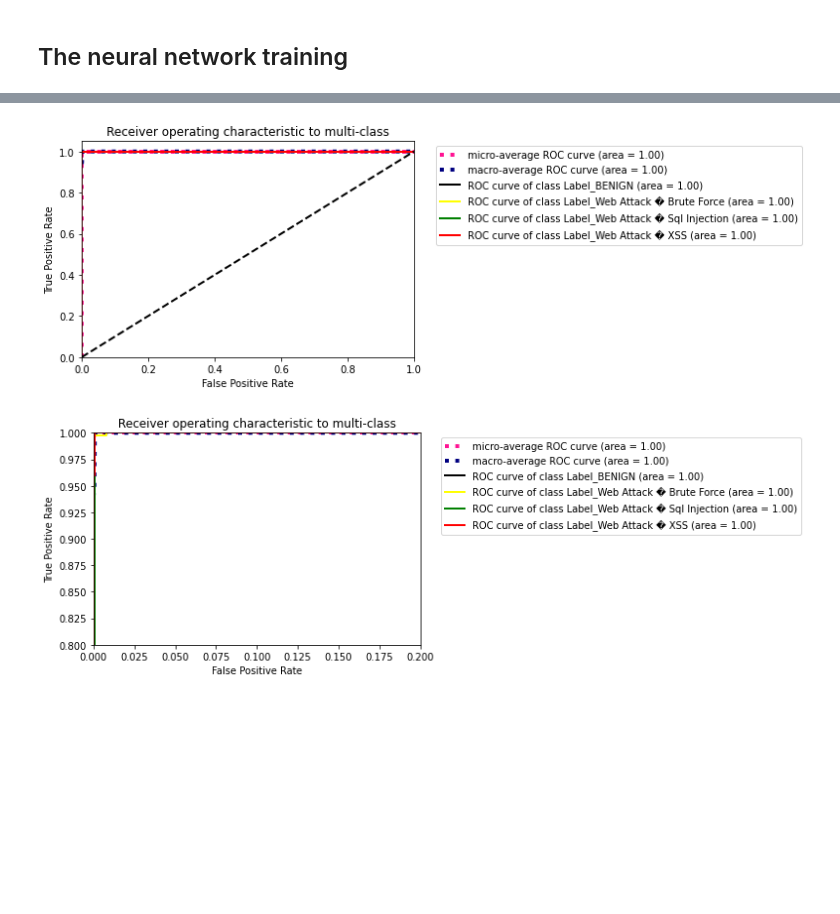
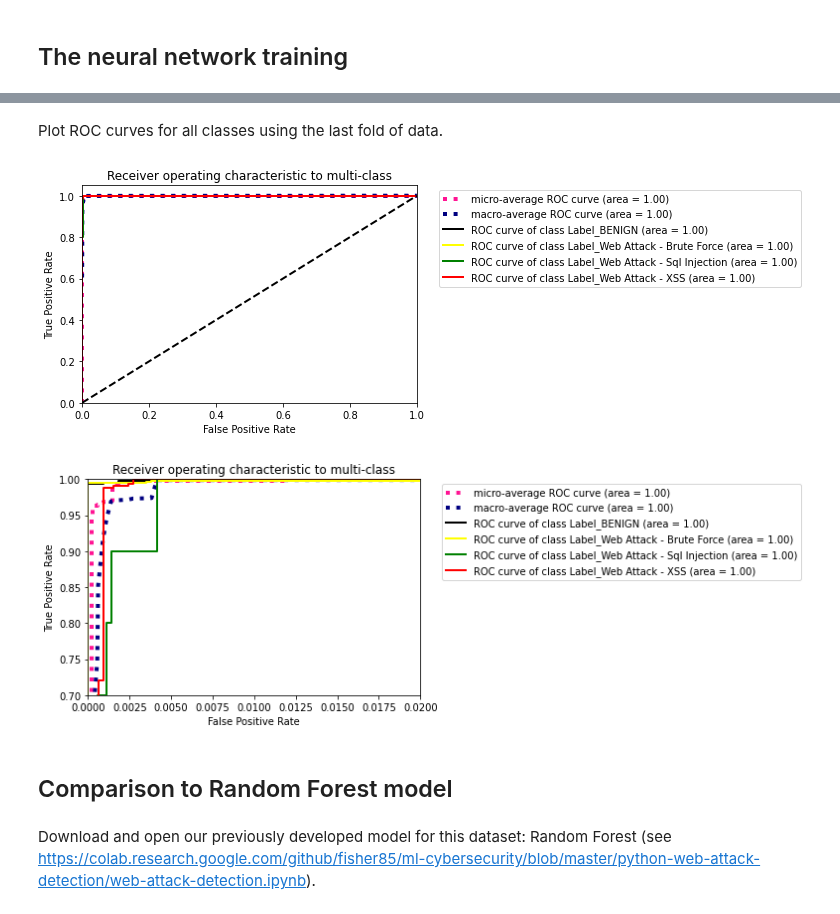
Before and after one commit to fisher85/ml-cybersecurity, a Jupyter notebook: python-web-attack-detection/web-attack-detection-using-CNN-BiLSTM.ipynb, the cells around one changed output, grey strips where cells are left out. Saved outputs shown, nothing was run; the diff lists cells and outputs as text; code cells hidden in the pictures; blank space fills up the shorter version.

```diff
--- a/python-web-attack-detection/web-attack-detection-using-CNN-BiLSTM.ipynb
+++ b/python-web-attack-detection/web-attack-detection-using-CNN-BiLSTM.ipynb
@@ -109,6 +109,5 @@ False
 # %%
-y_train = pd.DataFrame(y)
-y_train.isnull().values.any()
+y.isnull().values.any()
 # %% [output]
 False
 # %% [markdown]
@@ -138,11 +123,12 @@ Define and compile the neural network.
 # %%
 batch_size = 32
 model = Sequential()
-model.add(Convolution1D(64, kernel_size=122, padding="same",activation="relu",input_shape=(83, 1)))
+model.add(Convolution1D(64, kernel_size=122, padding="same",
+          activation="relu", input_shape=(83, 1)))
 model.add(MaxPooling1D(pool_size=(5)))
 model.add(BatchNormalization())
 model.add(Bidirectional(LSTM(64, return_sequences=False)))
-model.add(Reshape((128, 1), input_shape = (128, )))
+model.add(Reshape((128, 1), input_shape=(128, )))
 
 model.add(MaxPooling1D(pool_size=(5)))
 model.add(BatchNormalization())
@@ -151,7 +137,8 @@ model.add(Bidirectional(LSTM(128, return_sequences=False)))
 model.add(Dropout(0.5))
 model.add(Dense(4))
 model.add(Activation('softmax'))
-model.compile(loss='categorical_crossentropy',optimizer='adam',metrics=['accuracy'])
+model.compile(loss='categorical_crossentropy',
+              optimizer='adam', metrics=['accuracy'])
 # %%
 model.summary()
 # %% [output]
@@ -179,4 +166,2 @@ We use Stratified K-Folds cross-validation to conduct our experiment.
 # %%
-kfold = StratifiedKFold(n_splits=2,shuffle=True,random_state=42)
-# The results of each fold
-oos_pred = []
+cv = StratifiedKFold(n_splits=2, shuffle=True, random_state=42)
@@ -183,2 +170,4 @@ oos_pred = []
+# %%
+accuracy_per_fold = []
 # %% [markdown]
 The training step is designed for the use with different versions of Tensorlow, if necessary. It is also possible to choose whether the training should be performed by CPU or GPU.
@@ -363,49 +299,46 @@ plot_confusion_matrix(cm           = confussion_matrix,
+# %% [markdown]
+Plot ROC curves for all classes using the last fold of data.
 # %%
-target_class=[]
-target_class=['Label_BENIGN', 'Label_Web Attack � Brute Force',
-       'Label_Web Attack � Sql Injection', 'Label_Web Attack � XSS']
+target_class = []
+target_class = ['Label_BENIGN', 'Label_Web Attack - Brute Force',
+                'Label_Web Attack - Sql Injection', 'Label_Web Attack - XSS']
 
-import numpy as np
-from scipy import interp
-import matplotlib.pyplot as plt
-from itertools import cycle
-from sklearn.metrics import roc_curve, auc
-
-pred1 = model.predict(x_test_2)
+y_pred = model.predict(X_test)
 
 # Plot linewidth.
 lw = 2
 
-# Compute ROC curve and ROC area for each class
+# Compute ROC curve and ROC area for each class.
 fpr = dict()
 tpr = dict()
 roc_auc = dict()
 for i in range(4):
-    fpr[i], tpr[i], _ = roc_curve(y_test_2[:, i], pred1[:, i])
+    fpr[i], tpr[i], _ = roc_curve(y_test_encoded[:, i], y_pred[:, i])
     roc_auc[i] = auc(fpr[i], tpr[i])
 
 # Compute micro-average ROC curve and ROC area
-fpr["micro"], tpr["micro"], _ = roc_curve(y_test_2.ravel(), pred1.ravel())
+fpr["micro"], tpr["micro"], _ = roc_curve(
+    y_test_encoded.ravel(), y_pred.ravel())
 roc_auc["micro"] = auc(fpr["micro"], tpr["micro"])
 
-# Compute macro-average ROC curve and ROC area
+# Compute macro-average ROC curve and ROC area.
 
 # First aggregate all false positive rates
 all_fpr = np.unique(np.concatenate([fpr[i] for i in range(4)]))
 
-# Then interpolate all ROC curves at this points
+# Then interpolate all ROC curves at this points.
 mean_tpr = np.zeros_like(all_fpr)
 for i in range(4):
-    mean_tpr += interp(all_fpr, fpr[i], tpr[i])
+    mean_tpr += np.interp(all_fpr, fpr[i], tpr[i])
 
-# Finally average it and compute AUC
+# Finally average it and compute AUC.
 mean_tpr /= 4
 
 fpr["macro"] = all_fpr
 tpr["macro"] = mean_tpr
 roc_auc["macro"] = auc(fpr["macro"], tpr["macro"])
 
-# Plot all ROC curves
+# Plot all ROC curves.
 plt.figure(1)
 plt.plot(fpr["micro"], tpr["micro"],
          label='micro-average ROC curve (area = {0:0.2f})'
@@ -417,7 +350,7 @@ plt.plot(fpr["macro"], tpr["macro"],
                ''.format(roc_auc["macro"]),
          color='navy', linestyle=':', linewidth=4)
 
-colors = cycle(['black', 'yellow', 'green','red'])
+colors = cycle(['black', 'yellow', 'green', 'red'])
 for i, color in zip(range(4), colors):
     plt.plot(fpr[i], tpr[i], color=color, lw=lw,
              label='ROC curve of class {0} (area = {1:0.2f})'
@@ -428,36 +361,40 @@ plt.xlim([0.0, 1.0])
 plt.ylim([0.0, 1.05])
 plt.xlabel('False Positive Rate')
 plt.ylabel('True Positive Rate')
 plt.title('Receiver operating characteristic to multi-class')
 plt.legend(bbox_to_anchor=(1.05, 1.0), loc='upper left')
 plt.show()
 
-#zoom in the plot
+# Zoom in the plot.
 plt.figure(2)
-plt.xlim(0, 0.2)
-plt.ylim(0.8, 1)
+plt.xlim(0, 0.02)
+plt.ylim(0.7, 1)
 plt.plot(fpr["micro"], tpr["micro"],
          label='micro-average ROC curve (area = {0:0.2f})'
                ''.format(roc_auc["micro"]),
          color='deeppink', linestyle=':', linewidth=4)
 
 plt.plot(fpr["macro"], tpr["macro"],
          label='macro-average ROC curve (area = {0:0.2f})'
                ''.format(roc_auc["macro"]),
          color='navy', linestyle=':', linewidth=4)
 
-colors = cycle(['black', 'yellow', 'green','red'])
+colors = cycle(['black', 'yellow', 'green', 'red'])
 for i, color in zip(range(4), colors):
     plt.plot(fpr[i], tpr[i], color=color, lw=lw,
              label='ROC curve of class {0} (area = {1:0.2f})'
              ''.format(target_class[i], roc_auc[i]))
 
 plt.plot([0, 1], [0, 1], 'k--', lw=lw)
 plt.xlabel('False Positive Rate')
 plt.ylabel('True Positive Rate')
 plt.title('Receiver operating characteristic to multi-class')
 plt.legend(bbox_to_anchor=(1.05, 1.0), loc='upper left')
 plt.show()
 # %% [output]
-[figure, old version]
+[figure, new version]
-[figure, old version]
+[figure, new version]
+# %% [markdown]
+## Comparison to Random Forest model
+# %% [markdown]
+Download and open our previously developed model for this dataset: Random Forest (see https://colab.research.google.com/github/fisher85/ml-cybersecurity/blob/master/python-web-attack-detection/web-attack-detection.ipynb).
```
Also changed, not shown: parts of 42 cells of this notebook.
